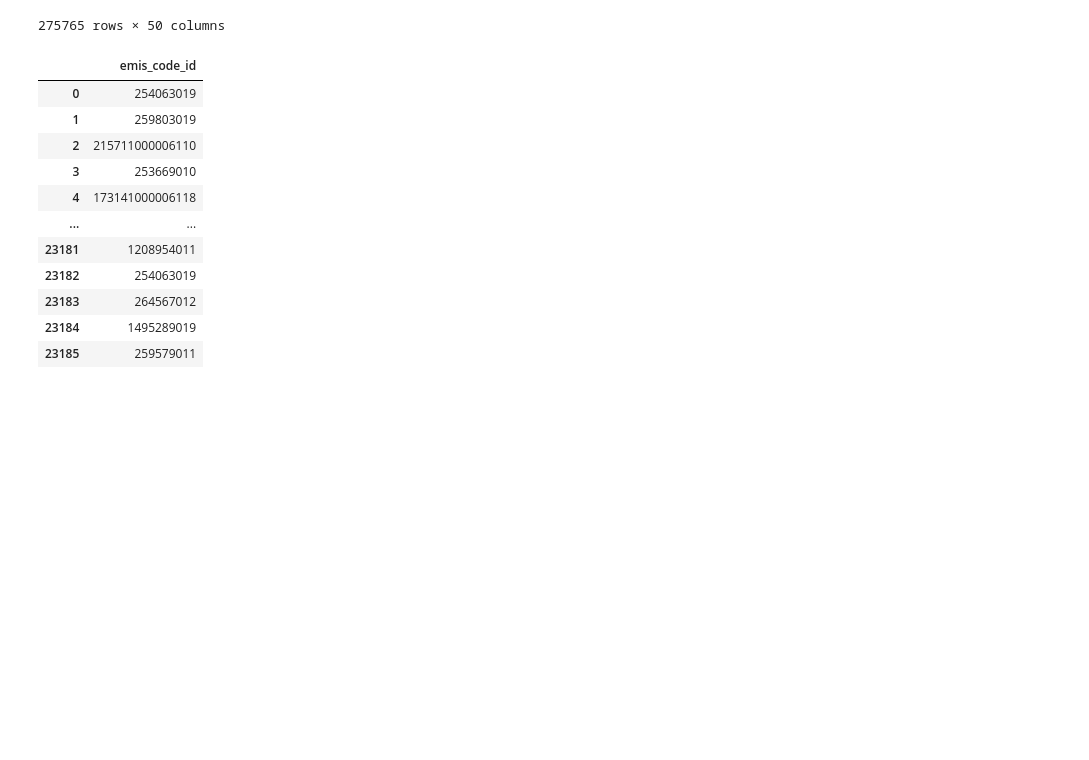
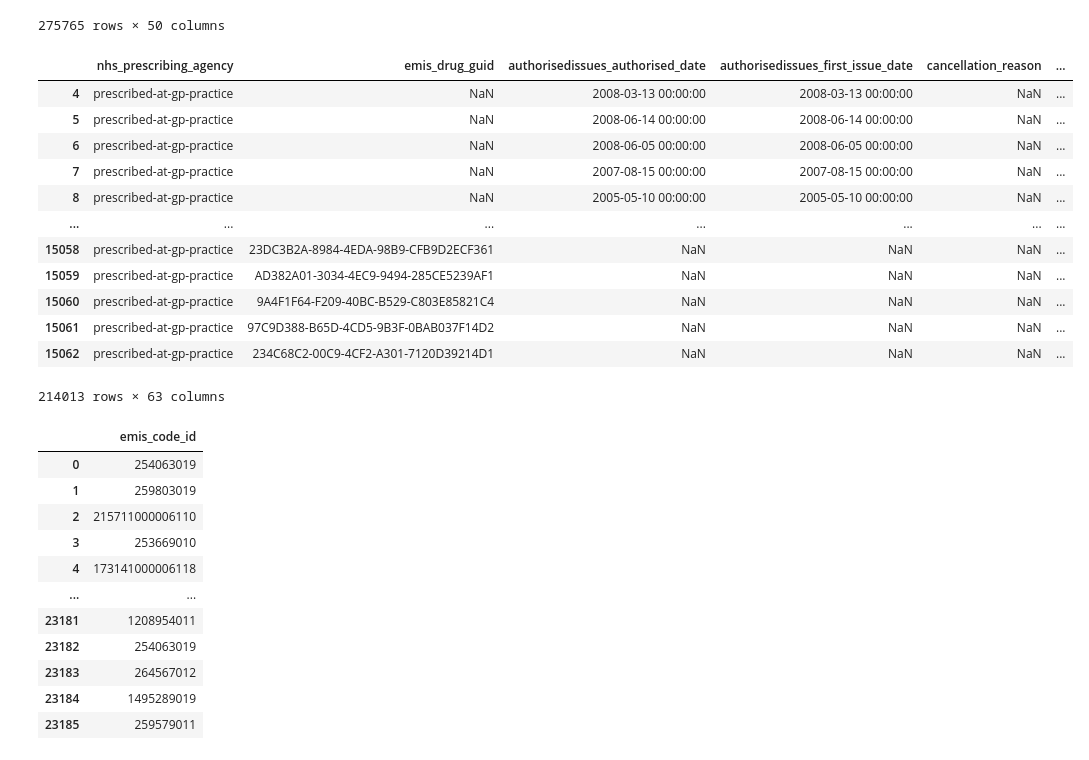
Before and after one commit to rpenn97/EMIS_task, a Jupyter notebook: solution/solution_py.ipynb, the cells around one changed output. Cells and saved outputs as stored; diff of their text form; code cells hidden in the pictures; blank space fills up the shorter version.

Commit message:
concatenation of medication csvs into large table

```diff
--- a/solution/solution_py.ipynb
+++ b/solution/solution_py.ipynb
@@ -86,6 +89,46 @@ observation_table = pd.concat(observation_list)
 | 22963 | True | 1488841016 | NaN | False | False | 1672871000006114.0 | ... |
 | 22964 | True | 1488841016 | NaN | False | False | 1672871000006114.0 | ... |
 275765 rows × 50 columns
+# %%
+# Concatenating all medication csvs into one table
+
+medication0 = medication0.iloc[1:] # column names are first row
+# medication0
+medication0 = medication0.set_axis(["nhs_prescribing_agency","emis_drug_guid","authorisedissues_authorised_date","authorisedissues_first_issue_date","cancellation_reason","emis_code_id","confidential_flag","consultation_source_emis_code_id","consultation_source_emis_original_term","dose","emis_medication_status","dummy_patient_flag","duration_in_days","duration_uom","effective_date","effective_date_precision","emis_issue_method","emis_mostrecent_issue_date","emis_prescription_type","emis_registration_organisation_guid","emis_encounter_guid","exa_encounter_guid","end_date","emis_enteredby_userinrole_guid","exa_prescription_guid","estimated_nhs_cost","exa_drug_guid","medication_guid","exa_medication_guid","fhir_medication_intent","exa_mostrecent_issue_date","max_nextissue_days","min_nextissue_days","non_regular_and_current_active_flag","number_authorised","number_of_issues","opt_out_93c1_flag","opt_out_9nd19nu09nu4_flag","opt_out_9nd19nu0_flag","opt_out_9nu0_flag","emis_medication_organisation_guid","other_code","other_code_system","prescribed_as_contraceptive_flag","privately_prescribed_flag","quantity","recorded_date","registration_guid","regular_and_current_active_flag","regular_current_active_and_inactive_flag","regular_patient_flag","reimburse_type","review_date","emis_original_term","sensitive_flag","sensitive_patient_flag","snomed_concept_id","snomed_description_id","fhir_medication_status","cancellation_date","nhs_prescription_type","uom","uom_dmd"], axis = 1)
+medication1 = medication1.set_axis(["nhs_prescribing_agency","emis_drug_guid","authorisedissues_authorised_date","authorisedissues_first_issue_date","cancellation_reason","emis_code_id","confidential_flag","consultation_source_emis_code_id","consultation_source_emis_original_term","dose","emis_medication_status","dummy_patient_flag","duration_in_days","duration_uom","effective_date","effective_date_precision","emis_issue_method","emis_mostrecent_issue_date","emis_prescription_type","emis_registration_organisation_guid","emis_encounter_guid","exa_encounter_guid","end_date","emis_enteredby_userinrole_guid","exa_prescription_guid","estimated_nhs_cost","exa_drug_guid","medication_guid","exa_medication_guid","fhir_medication_intent","exa_mostrecent_issue_date","max_nextissue_days","min_nextissue_days","non_regular_and_current_active_flag","number_authorised","number_of_issues","opt_out_93c1_flag","opt_out_9nd19nu09nu4_flag","opt_out_9nd19nu0_flag","opt_out_9nu0_flag","emis_medication_organisation_guid","other_code","other_code_system","prescribed_as_contraceptive_flag","privately_prescribed_flag","quantity","recorded_date","registration_guid","regular_and_current_active_flag","regular_current_active_and_inactive_flag","regular_patient_flag","reimburse_type","review_date","emis_original_term","sensitive_flag","sensitive_patient_flag","snomed_concept_id","snomed_description_id","fhir_medication_status","cancellation_date","nhs_prescription_type","uom","uom_dmd"], axis = 1)
+medication2 = medication2.set_axis(["nhs_prescribing_agency","emis_drug_guid","authorisedissues_authorised_date","authorisedissues_first_issue_date","cancellation_reason","emis_code_id","confidential_flag","consultation_source_emis_code_id","consultation_source_emis_original_term","dose","emis_medication_status","dummy_patient_flag","duration_in_days","duration_uom","effective_date","effective_date_precision","emis_issue_method","emis_mostrecent_issue_date","emis_prescription_type","emis_registration_organisation_guid","emis_encounter_guid","exa_encounter_guid","end_date","emis_enteredby_userinrole_guid","exa_prescription_guid","estimated_nhs_cost","exa_drug_guid","medication_guid","exa_medication_guid","fhir_medication_intent","exa_mostrecent_issue_date","max_nextissue_days","min_nextissue_days","non_regular_and_current_active_flag","number_authorised","number_of_issues","opt_out_93c1_flag","opt_out_9nd19nu09nu4_flag","opt_out_9nd19nu0_flag","opt_out_9nu0_flag","emis_medication_organisation_guid","other_code","other_code_system","prescribed_as_contraceptive_flag","privately_prescribed_flag","quantity","recorded_date","registration_guid","regular_and_current_active_flag","regular_current_active_and_inactive_flag","regular_patient_flag","reimburse_type","review_date","emis_original_term","sensitive_flag","sensitive_patient_flag","snomed_concept_id","snomed_description_id","fhir_medication_status","cancellation_date","nhs_prescription_type","uom","uom_dmd"], axis = 1)
+medication3 = medication3.set_axis(["nhs_prescribing_agency","emis_drug_guid","authorisedissues_authorised_date","authorisedissues_first_issue_date","cancellation_reason","emis_code_id","confidential_flag","consultation_source_emis_code_id","consultation_source_emis_original_term","dose","emis_medication_status","dummy_patient_flag","duration_in_days","duration_uom","effective_date","effective_date_precision","emis_issue_method","emis_mostrecent_issue_date","emis_prescription_type","emis_registration_organisation_guid","emis_encounter_guid","exa_encounter_guid","end_date","emis_enteredby_userinrole_guid","exa_prescription_guid","estimated_nhs_cost","exa_drug_guid","medication_guid","exa_medication_guid","fhir_medication_intent","exa_mostrecent_issue_date","max_nextissue_days","min_nextissue_days","non_regular_and_current_active_flag","number_authorised","number_of_issues","opt_out_93c1_flag","opt_out_9nd19nu09nu4_flag","opt_out_9nd19nu0_flag","opt_out_9nu0_flag","emis_medication_organisation_guid","other_code","other_code_system","prescribed_as_contraceptive_flag","privately_prescribed_flag","quantity","recorded_date","registration_guid","regular_and_current_active_flag","regular_current_active_and_inactive_flag","regular_patient_flag","reimburse_type","review_date","emis_original_term","sensitive_flag","sensitive_patient_flag","snomed_concept_id","snomed_description_id","fhir_medication_status","cancellation_date","nhs_prescription_type","uom","uom_dmd"], axis = 1)
+medication4 = medication4.set_axis(["nhs_prescribing_agency","emis_drug_guid","authorisedissues_authorised_date","authorisedissues_first_issue_date","cancellation_reason","emis_code_id","confidential_flag","consultation_source_emis_code_id","consultation_source_emis_original_term","dose","emis_medication_status","dummy_patient_flag","duration_in_days","duration_uom","effective_date","effective_date_precision","emis_issue_method","emis_mostrecent_issue_date","emis_prescription_type","emis_registration_organisation_guid","emis_encounter_guid","exa_encounter_guid","end_date","emis_enteredby_userinrole_guid","exa_prescription_guid","estimated_nhs_cost","exa_drug_guid","medication_guid","exa_medication_guid","fhir_medication_intent","exa_mostrecent_issue_date","max_nextissue_days","min_nextissue_days","non_regular_and_current_active_flag","number_authorised","number_of_issues","opt_out_93c1_flag","opt_out_9nd19nu09nu4_flag","opt_out_9nd19nu0_flag","opt_out_9nu0_flag","emis_medication_organisation_guid","other_code","other_code_system","prescribed_as_contraceptive_flag","privately_prescribed_flag","quantity","recorded_date","registration_guid","regular_and_current_active_flag","regular_current_active_and_inactive_flag","regular_patient_flag","reimburse_type","review_date","emis_original_term","sensitive_flag","sensitive_patient_flag","snomed_concept_id","snomed_description_id","fhir_medication_status","cancellation_date","nhs_prescription_type","uom","uom_dmd"], axis = 1)
+medication5 = medication5.set_axis(["nhs_prescribing_agency","emis_drug_guid","authorisedissues_authorised_date","authorisedissues_first_issue_date","cancellation_reason","emis_code_id","confidential_flag","consultation_source_emis_code_id","consultation_source_emis_original_term","dose","emis_medication_status","dummy_patient_flag","duration_in_days","duration_uom","effective_date","effective_date_precision","emis_issue_method","emis_mostrecent_issue_date","emis_prescription_type","emis_registration_organisation_guid","emis_encounter_guid","exa_encounter_guid","end_date","emis_enteredby_userinrole_guid","exa_prescription_guid","estimated_nhs_cost","exa_drug_guid","medication_guid","exa_medication_guid","fhir_medication_intent","exa_mostrecent_issue_date","max_nextissue_days","min_nextissue_days","non_regular_and_current_active_flag","number_authorised","number_of_issues","opt_out_93c1_flag","opt_out_9nd19nu09nu4_flag","opt_out_9nd19nu0_flag","opt_out_9nu0_flag","emis_medication_organisation_guid","other_code","other_code_system","prescribed_as_contraceptive_flag","privately_prescribed_flag","quantity","recorded_date","registration_guid","regular_and_current_active_flag","regular_current_active_and_inactive_flag","regular_patient_flag","reimburse_type","review_date","emis_original_term","sensitive_flag","sensitive_patient_flag","snomed_concept_id","snomed_description_id","fhir_medication_status","cancellation_date","nhs_prescription_type","uom","uom_dmd"], axis = 1)
+medication6 = medication6.set_axis(["nhs_prescribing_agency","emis_drug_guid","authorisedissues_authorised_date","authorisedissues_first_issue_date","cancellation_reason","emis_code_id","confidential_flag","consultation_source_emis_code_id","consultation_source_emis_original_term","dose","emis_medication_status","dummy_patient_flag","duration_in_days","duration_uom","effective_date","effective_date_precision","emis_issue_method","emis_mostrecent_issue_date","emis_prescription_type","emis_registration_organisation_guid","emis_encounter_guid","exa_encounter_guid","end_date","emis_enteredby_userinrole_guid","exa_prescription_guid","estimated_nhs_cost","exa_drug_guid","medication_guid","exa_medication_guid","fhir_medication_intent","exa_mostrecent_issue_date","max_nextissue_days","min_nextissue_days","non_regular_and_current_active_flag","number_authorised","number_of_issues","opt_out_93c1_flag","opt_out_9nd19nu09nu4_flag","opt_out_9nd19nu0_flag","opt_out_9nu0_flag","emis_medication_organisation_guid","other_code","other_code_system","prescribed_as_contraceptive_flag","privately_prescribed_flag","quantity","recorded_date","registration_guid","regular_and_current_active_flag","regular_current_active_and_inactive_flag","regular_patient_flag","reimburse_type","review_date","emis_original_term","sensitive_flag","sensitive_patient_flag","snomed_concept_id","snomed_description_id","fhir_medication_status","cancellation_date","nhs_prescription_type","uom","uom_dmd"], axis = 1)
+medication7 = medication7.set_axis(["nhs_prescribing_agency","emis_drug_guid","authorisedissues_authorised_date","authorisedissues_first_issue_date","cancellation_reason","emis_code_id","confidential_flag","consultation_source_emis_code_id","consultation_source_emis_original_term","dose","emis_medication_status","dummy_patient_flag","duration_in_days","duration_uom","effective_date","effective_date_precision","emis_issue_method","emis_mostrecent_issue_date","emis_prescription_type","emis_registration_organisation_guid","emis_encounter_guid","exa_encounter_guid","end_date","emis_enteredby_userinrole_guid","exa_prescription_guid","estimated_nhs_cost","exa_drug_guid","medication_guid","exa_medication_guid","fhir_medication_intent","exa_mostrecent_issue_date","max_nextissue_days","min_nextissue_days","non_regular_and_current_active_flag","number_authorised","number_of_issues","opt_out_93c1_flag","opt_out_9nd19nu09nu4_flag","opt_out_9nd19nu0_flag","opt_out_9nu0_flag","emis_medication_organisation_guid","other_code","other_code_system","prescribed_as_contraceptive_flag","privately_prescribed_flag","quantity","recorded_date","registration_guid","regular_and_current_active_flag","regular_current_active_and_inactive_flag","regular_patient_flag","reimburse_type","review_date","emis_original_term","sensitive_flag","sensitive_patient_flag","snomed_concept_id","snomed_description_id","fhir_medication_status","cancellation_date","nhs_prescription_type","uom","uom_dmd"], axis = 1)
+medication8 = medication8.set_axis(["nhs_prescribing_agency","emis_drug_guid","authorisedissues_authorised_date","authorisedissues_first_issue_date","cancellation_reason","emis_code_id","confidential_flag","consultation_source_emis_code_id","consultation_source_emis_original_term","dose","emis_medication_status","dummy_patient_flag","duration_in_days","duration_uom","effective_date","effective_date_precision","emis_issue_method","emis_mostrecent_issue_date","emis_prescription_type","emis_registration_organisation_guid","emis_encounter_guid","exa_encounter_guid","end_date","emis_enteredby_userinrole_guid","exa_prescription_guid","estimated_nhs_cost","exa_drug_guid","medication_guid","exa_medication_guid","fhir_medication_intent","exa_mostrecent_issue_date","max_nextissue_days","min_nextissue_days","non_regular_and_current_active_flag","number_authorised","number_of_issues","opt_out_93c1_flag","opt_out_9nd19nu09nu4_flag","opt_out_9nd19nu0_flag","opt_out_9nu0_flag","emis_medication_organisation_guid","other_code","other_code_system","prescribed_as_contraceptive_flag","privately_prescribed_flag","quantity","recorded_date","registration_guid","regular_and_current_active_flag","regular_current_active_and_inactive_flag","regular_patient_flag","reimburse_type","review_date","emis_original_term","sensitive_flag","sensitive_patient_flag","snomed_concept_id","snomed_description_id","fhir_medication_status","cancellation_date","nhs_prescription_type","uom","uom_dmd"], axis = 1)
+medication9 = medication9.set_axis(["nhs_prescribing_agency","emis_drug_guid","authorisedissues_authorised_date","authorisedissues_first_issue_date","cancellation_reason","emis_code_id","confidential_flag","consultation_source_emis_code_id","consultation_source_emis_original_term","dose","emis_medication_status","dummy_patient_flag","duration_in_days","duration_uom","effective_date","effective_date_precision","emis_issue_method","emis_mostrecent_issue_date","emis_prescription_type","emis_registration_organisation_guid","emis_encounter_guid","exa_encounter_guid","end_date","emis_enteredby_userinrole_guid","exa_prescription_guid","estimated_nhs_cost","exa_drug_guid","medication_guid","exa_medication_guid","fhir_medication_intent","exa_mostrecent_issue_date","max_nextissue_days","min_nextissue_days","non_regular_and_current_active_flag","number_authorised","number_of_issues","opt_out_93c1_flag","opt_out_9nd19nu09nu4_flag","opt_out_9nd19nu0_flag","opt_out_9nu0_flag","emis_medication_organisation_guid","other_code","other_code_system","prescribed_as_contraceptive_flag","privately_prescribed_flag","quantity","recorded_date","registration_guid","regular_and_current_active_flag","regular_current_active_and_inactive_flag","regular_patient_flag","reimburse_type","review_date","emis_original_term","sensitive_flag","sensitive_patient_flag","snomed_concept_id","snomed_description_id","fhir_medication_status","cancellation_date","nhs_prescription_type","uom","uom_dmd"], axis = 1)
+medication10 = medication10.set_axis(["nhs_prescribing_agency","emis_drug_guid","authorisedissues_authorised_date","authorisedissues_first_issue_date","cancellation_reason","emis_code_id","confidential_flag","consultation_source_emis_code_id","consultation_source_emis_original_term","dose","emis_medication_status","dummy_patient_flag","duration_in_days","duration_uom","effective_date","effective_date_precision","emis_issue_method","emis_mostrecent_issue_date","emis_prescription_type","emis_registration_organisation_guid","emis_encounter_guid","exa_encounter_guid","end_date","emis_enteredby_userinrole_guid","exa_prescription_guid","estimated_nhs_cost","exa_drug_guid","medication_guid","exa_medication_guid","fhir_medication_intent","exa_mostrecent_issue_date","max_nextissue_days","min_nextissue_days","non_regular_and_current_active_flag","number_authorised","number_of_issues","opt_out_93c1_flag","opt_out_9nd19nu09nu4_flag","opt_out_9nd19nu0_flag","opt_out_9nu0_flag","emis_medication_organisation_guid","other_code","other_code_system","prescribed_as_contraceptive_flag","privately_prescribed_flag","quantity","recorded_date","registration_guid","regular_and_current_active_flag","regular_current_active_and_inactive_flag","regular_patient_flag","reimburse_type","review_date","emis_original_term","sensitive_flag","sensitive_patient_flag","snomed_concept_id","snomed_description_id","fhir_medication_status","cancellation_date","nhs_prescription_type","uom","uom_dmd"], axis = 1)
+medication11 = medication11.set_axis(["nhs_prescribing_agency","emis_drug_guid","authorisedissues_authorised_date","authorisedissues_first_issue_date","cancellation_reason","emis_code_id","confidential_flag","consultation_source_emis_code_id","consultation_source_emis_original_term","dose","emis_medication_status","dummy_patient_flag","duration_in_days","duration_uom","effective_date","effective_date_precision","emis_issue_method","emis_mostrecent_issue_date","emis_prescription_type","emis_registration_organisation_guid","emis_encounter_guid","exa_encounter_guid","end_date","emis_enteredby_userinrole_guid","exa_prescription_guid","estimated_nhs_cost","exa_drug_guid","medication_guid","exa_medication_guid","fhir_medication_intent","exa_mostrecent_issue_date","max_nextissue_days","min_nextissue_days","non_regular_and_current_active_flag","number_authorised","number_of_issues","opt_out_93c1_flag","opt_out_9nd19nu09nu4_flag","opt_out_9nd19nu0_flag","opt_out_9nu0_flag","emis_medication_organisation_guid","other_code","other_code_system","prescribed_as_contraceptive_flag","privately_prescribed_flag","quantity","recorded_date","registration_guid","regular_and_current_active_flag","regular_current_active_and_inactive_flag","regular_patient_flag","reimburse_type","review_date","emis_original_term","sensitive_flag","sensitive_patient_flag","snomed_concept_id","snomed_description_id","fhir_medication_status","cancellation_date","nhs_prescription_type","uom","uom_dmd"], axis = 1)
+medication12 = medication12.set_axis(["nhs_prescribing_agency","emis_drug_guid","authorisedissues_authorised_date","authorisedissues_first_issue_date","cancellation_reason","emis_code_id","confidential_flag","consultation_source_emis_code_id","consultation_source_emis_original_term","dose","emis_medication_status","dummy_patient_flag","duration_in_days","duration_uom","effective_date","effective_date_precision","emis_issue_method","emis_mostrecent_issue_date","emis_prescription_type","emis_registration_organisation_guid","emis_encounter_guid","exa_encounter_guid","end_date","emis_enteredby_userinrole_guid","exa_prescription_guid","estimated_nhs_cost","exa_drug_guid","medication_guid","exa_medication_guid","fhir_medication_intent","exa_mostrecent_issue_date","max_nextissue_days","min_nextissue_days","non_regular_and_current_active_flag","number_authorised","number_of_issues","opt_out_93c1_flag","opt_out_9nd19nu09nu4_flag","opt_out_9nd19nu0_flag","opt_out_9nu0_flag","emis_medication_organisation_guid","other_code","other_code_system","prescribed_as_contraceptive_flag","privately_prescribed_flag","quantity","recorded_date","registration_guid","regular_and_current_active_flag","regular_current_active_and_inactive_flag","regular_patient_flag","reimburse_type","review_date","emis_original_term","sensitive_flag","sensitive_patient_flag","snomed_concept_id","snomed_description_id","fhir_medication_status","cancellation_date","nhs_prescription_type","uom","uom_dmd"], axis = 1)
+medication13 = medication13.set_axis(["nhs_prescribing_agency","emis_drug_guid","authorisedissues_authorised_date","authorisedissues_first_issue_date","cancellation_reason","emis_code_id","confidential_flag","consultation_source_emis_code_id","consultation_source_emis_original_term","dose","emis_medication_status","dummy_patient_flag","duration_in_days","duration_uom","effective_date","effective_date_precision","emis_issue_method","emis_mostrecent_issue_date","emis_prescription_type","emis_registration_organisation_guid","emis_encounter_guid","exa_encounter_guid","end_date","emis_enteredby_userinrole_guid","exa_prescription_guid","estimated_nhs_cost","exa_drug_guid","medication_guid","exa_medication_guid","fhir_medication_intent","exa_mostrecent_issue_date","max_nextissue_days","min_nextissue_days","non_regular_and_current_active_flag","number_authorised","number_of_issues","opt_out_93c1_flag","opt_out_9nd19nu09nu4_flag","opt_out_9nd19nu0_flag","opt_out_9nu0_flag","emis_medication_organisation_guid","other_code","other_code_system","prescribed_as_contraceptive_flag","privately_prescribed_flag","quantity","recorded_date","registration_guid","regular_and_current_active_flag","regular_current_active_and_inactive_flag","regular_patient_flag","reimburse_type","review_date","emis_original_term","sensitive_flag","sensitive_patient_flag","snomed_concept_id","snomed_description_id","fhir_medication_status","cancellation_date","nhs_prescription_type","uom","uom_dmd"], axis = 1)
+medication14 = medication14.set_axis(["nhs_prescribing_agency","emis_drug_guid","authorisedissues_authorised_date","authorisedissues_first_issue_date","cancellation_reason","emis_code_id","confidential_flag","consultation_source_emis_code_id","consultation_source_emis_original_term","dose","emis_medication_status","dummy_patient_flag","duration_in_days","duration_uom","effective_date","effective_date_precision","emis_issue_method","emis_mostrecent_issue_date","emis_prescription_type","emis_registration_organisation_guid","emis_encounter_guid","exa_encounter_guid","end_date","emis_enteredby_userinrole_guid","exa_prescription_guid","estimated_nhs_cost","exa_drug_guid","medication_guid","exa_medication_guid","fhir_medication_intent","exa_mostrecent_issue_date","max_nextissue_days","min_nextissue_days","non_regular_and_current_active_flag","number_authorised","number_of_issues","opt_out_93c1_flag","opt_out_9nd19nu09nu4_flag","opt_out_9nd19nu0_flag","opt_out_9nu0_flag","emis_medication_organisation_guid","other_code","other_code_system","prescribed_as_contraceptive_flag","privately_prescribed_flag","quantity","recorded_date","registration_guid","regular_and_current_active_flag","regular_current_active_and_inactive_flag","regular_patient_flag","reimburse_type","review_date","emis_original_term","sensitive_flag","sensitive_patient_flag","snomed_concept_id","snomed_description_id","fhir_medication_status","cancellation_date","nhs_prescription_type","uom","uom_dmd"], axis = 1)
+
+medication_list = [medication0,medication1,medication2,medication3,medication4,medication5,medication6,medication7,medication8,medication9,medication10,medication11,medication12,medication13,medication14]
+
+medication_table = pd.concat(medication_list)
+
+medication_table
+# %% [output]
+|  | nhs_prescribing_agency | emis_drug_guid | authorisedissues_authorised_date | authorisedissues_first_issue_date | cancellation_reason | ... |
+| 4 | prescribed-at-gp-practice | NaN | 2008-03-13 00:00:00 | 2008-03-13 00:00:00 | NaN | ... |
+| 5 | prescribed-at-gp-practice | NaN | 2008-06-14 00:00:00 | 2008-06-14 00:00:00 | NaN | ... |
+| 6 | prescribed-at-gp-practice | NaN | 2008-06-05 00:00:00 | 2008-06-05 00:00:00 | NaN | ... |
+| 7 | prescribed-at-gp-practice | NaN | 2007-08-15 00:00:00 | 2007-08-15 00:00:00 | NaN | ... |
+| 8 | prescribed-at-gp-practice | NaN | 2005-05-10 00:00:00 | 2005-05-10 00:00:00 | NaN | ... |
+| ... | ... | ... | ... | ... | ... | ... |
+| 15058 | prescribed-at-gp-practice | 23DC3B2A-8984-4EDA-98B9-CFB9D2ECF361 | NaN | NaN | NaN | ... |
+| 15059 | prescribed-at-gp-practice | AD382A01-3034-4EC9-9494-285CE5239AF1 | NaN | NaN | NaN | ... |
+| 15060 | prescribed-at-gp-practice | 9A4F1F64-F209-40BC-B529-C803E85821C4 | NaN | NaN | NaN | ... |
+| 15061 | prescribed-at-gp-practice | 97C9D388-B65D-4CD5-9B3F-0BAB037F14D2 | NaN | NaN | NaN | ... |
+| 15062 | prescribed-at-gp-practice | 234C68C2-00C9-4CF2-A301-7120D39214D1 | NaN | NaN | NaN | ... |
+214013 rows × 63 columns
 # %%
 psql.sqldf("""SELECT emis_code_id FROM observation0""")
 # %% [output]
```
Also changed, not shown: parts of 1 cell of this notebook.
